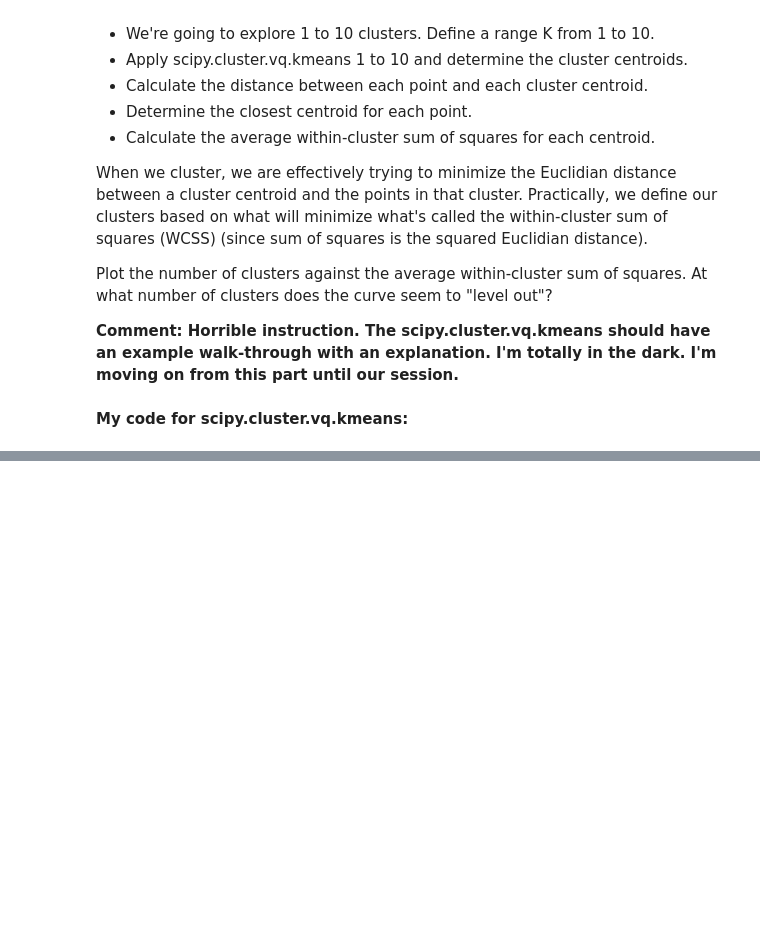
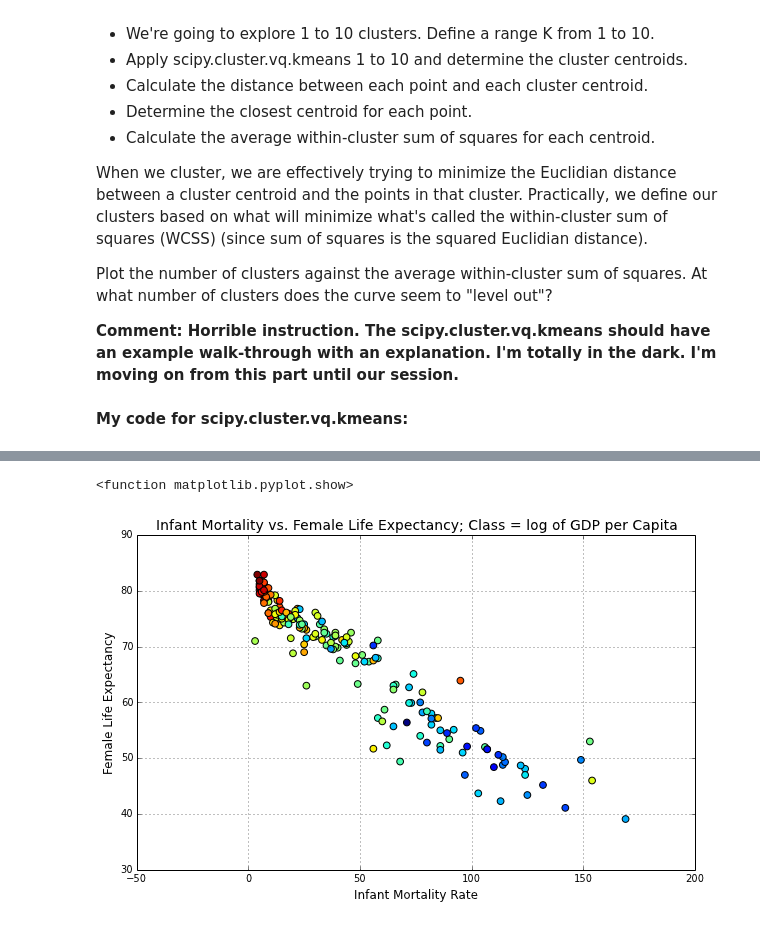
Before and after one commit to ryangrigg/Thinkful, a Jupyter notebook: unit_4_les5_clustering.ipynb, the cells around one changed output, grey strips where cells are left out. Drawn from its saved outputs; the diff is of its cells as text; code cells hidden in the pictures; blank space fills up the shorter version.

```diff
--- a/unit_4_les5_clustering.ipynb
+++ b/unit_4_les5_clustering.ipynb
@@ -198,0 +239,16 @@ Plot the number of clusters against the average within-cluster sum of squares. A
+# %%
+#visualize variables:
+c = UN_frame_C.log_GDP #color based on log of GDP
+plt.figure(figsize=(10,6))
+plt.scatter(UN_frame_C.infantMortality, UN_frame_C.lifeFemale, c=c, s=45)
+
+plt.xlabel('Infant Mortality Rate', fontsize = 12)
+plt.ylabel('Female Life Expectancy', fontsize = 12)
+plt.title('Infant Mortality vs. Female Life Expectancy; Class = log of GDP per Capita', fontsize=14)
+
+plt.legend()
+plt.grid()
+plt.show
+# %% [output]
+<function matplotlib.pyplot.show>
+[figure, added]
```
Also changed, not shown: parts of 12 cells of this notebook.
